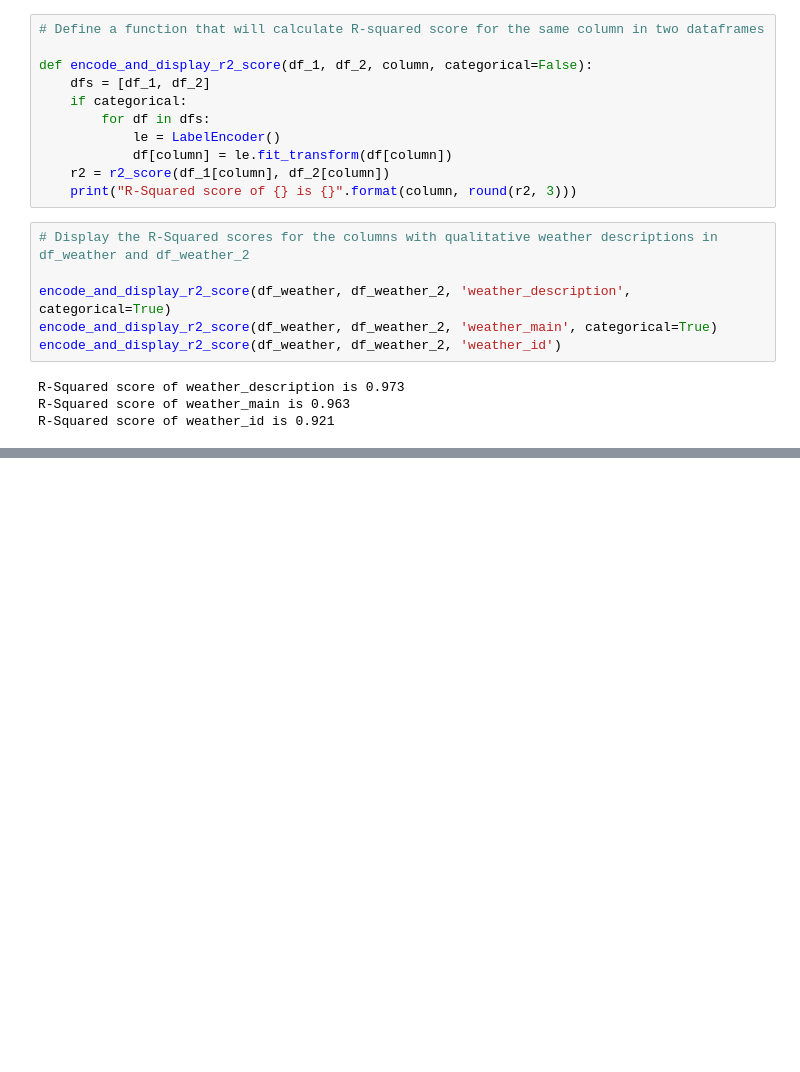
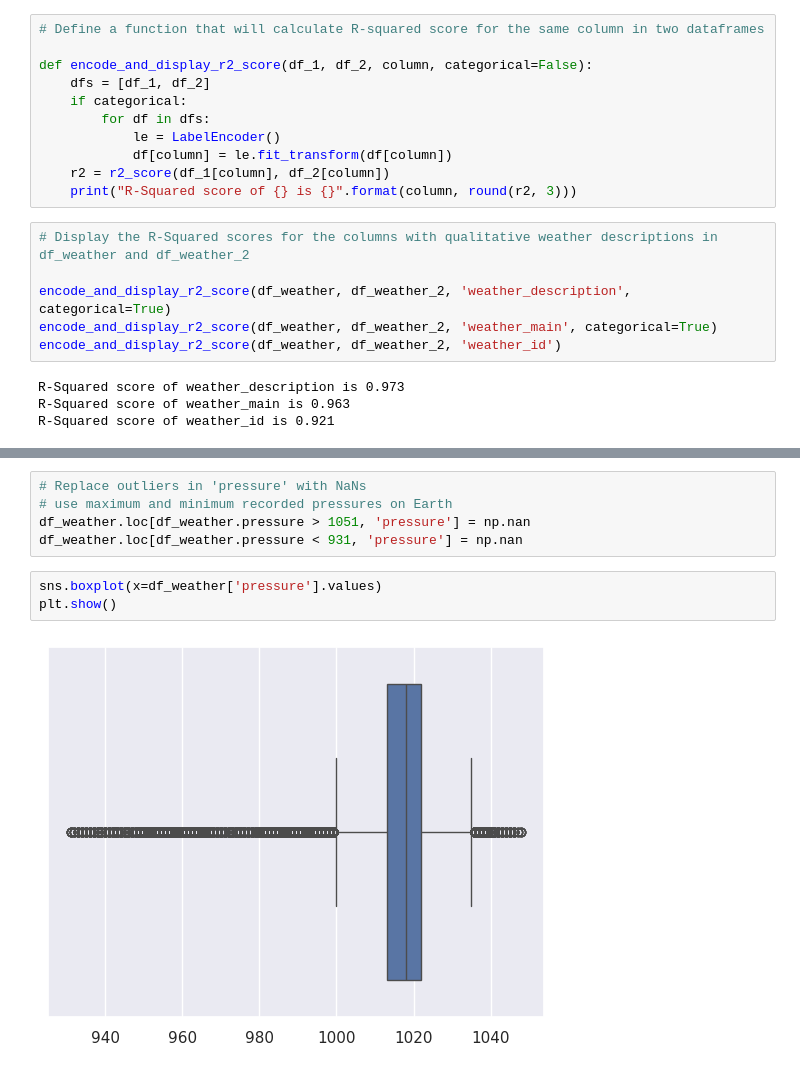
Before and after one commit to tdavies66/Electricity-Price-Forecasting-DNNs-EDA-Kaggle-, a Jupyter notebook: Notebooks/notebook1.ipynb, the cells around one changed output, grey strips where cells are left out. Drawn from its saved outputs; the diff is of its cells as text; blank space fills up the shorter version.

```diff
--- a/Notebooks/notebook1.ipynb
+++ b/Notebooks/notebook1.ipynb
@@ -408,0 +445,10 @@ R-Squared score of weather_id is 0.921
+# %%
+# Replace outliers in 'pressure' with NaNs
+# use maximum and minimum recorded pressures on Earth
+df_weather.loc[df_weather.pressure > 1051, 'pressure'] = np.nan
+df_weather.loc[df_weather.pressure < 931, 'pressure'] = np.nan
+# %%
+sns.boxplot(x=df_weather['pressure'].values)
+plt.show()
+# %% [output]
+[figure, added]
```
Also changed, not shown: parts of 12 cells of this notebook.
